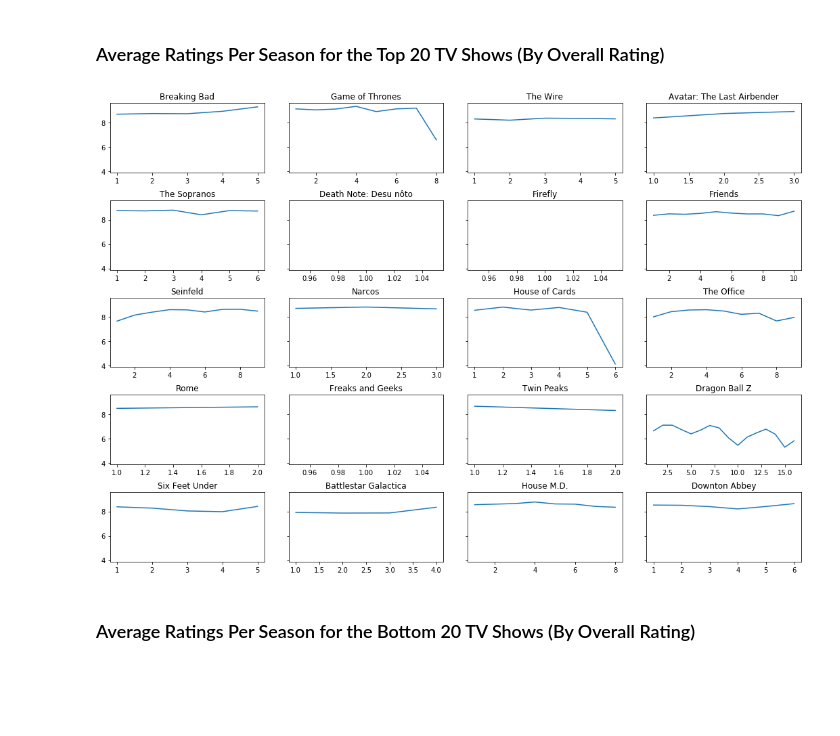
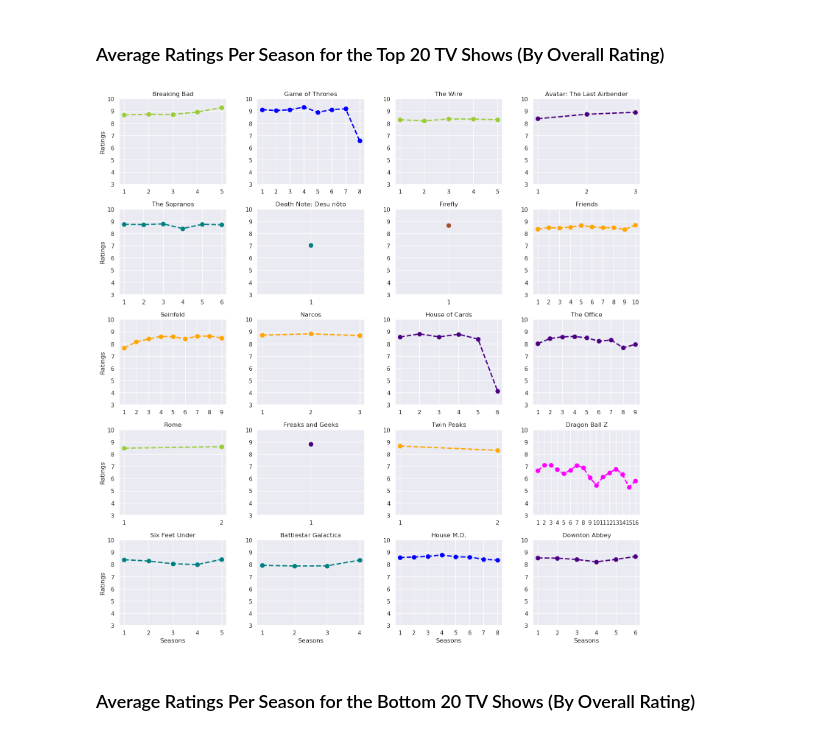
Before and after one commit to stefanjaro/tv-show-season-ratings, a Jupyter notebook: tv-show-season-ratings.ipynb, the cells around one changed output. Drawn from its saved outputs; the diff is of its cells as text; code cells hidden in the pictures; blank space fills up the shorter version.

Commit message:
more analyses and visualizations

```diff
--- a/tv-show-season-ratings.ipynb
+++ b/tv-show-season-ratings.ipynb
@@ -280,34 +281,43 @@ season_avg = only_rated.groupby(["show", "season_num"])["rating"].mean().reset_i
 # get top 20 tv shows
 top20_tv = complete_shows.sort_values("overall_rating", ascending=False)["title"].iloc[:20].tolist()
 # %%
-## FIX THIS -- MAKE IT NICER
-
 # plot the average rating per season for all shows
 
 # setup
-f, ax = plt.subplots(nrows=5, ncols=4, sharey=True)
+sns.set_style("darkgrid")
+sns.set_context("notebook")
+f, ax = plt.subplots(nrows=5, ncols=4, figsize=(15,15))
 ax = ax.ravel()
 f.tight_layout(
     h_pad=2,
     w_pad=2
 )
 
+# plot the 20
 for pos, show in enumerate(top20_tv):
     # plot
-    vis1 = sns.lineplot(
-        data=season_avg[season_avg.show == show],
-        x="season_num",
-        y="rating",
-        ax=ax[pos]
+    ax[pos].plot(
+        season_avg[season_avg.show == show].season_num.tolist(),
+        season_avg[season_avg.show == show].rating.tolist(),
+        ls="--",
+        lw=2.5,
+        marker="o",
+        ms=8,
+        color=random.choice(["red","blue","indigo","magenta","orange","sienna","teal","yellowgreen"])
     )
 
     # label
-    vis1.set_title(show)
-    vis1.set_xlabel("")
-    vis1.set_ylabel("")
+    ax[pos].set_title(show)
+    ax[pos].set_xticks(season_avg[season_avg.show == show].season_num.tolist())
+    ax[pos].set_yticks(range(3,11))
+    if pos in [0,4,8,12,16]:
+        ax[pos].set_ylabel("Ratings")
+    if pos in [16,17,18,19]:
+        ax[pos].set_xlabel("Seasons")
 
+# show
 plt.show()
 # %% [output]
-[figure, old version]
+[figure, new version]
 # %% [markdown]
 ### Average Ratings Per Season for the Bottom 20 TV Shows (By Overall Rating)
```
Also changed, not shown: parts of 19 cells of this notebook.
